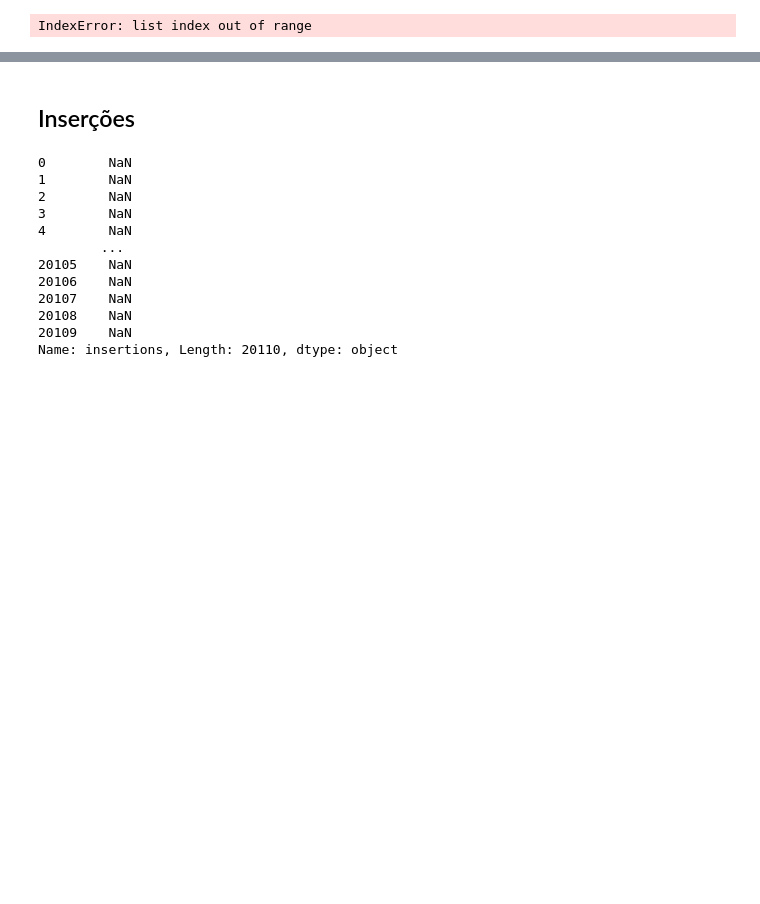
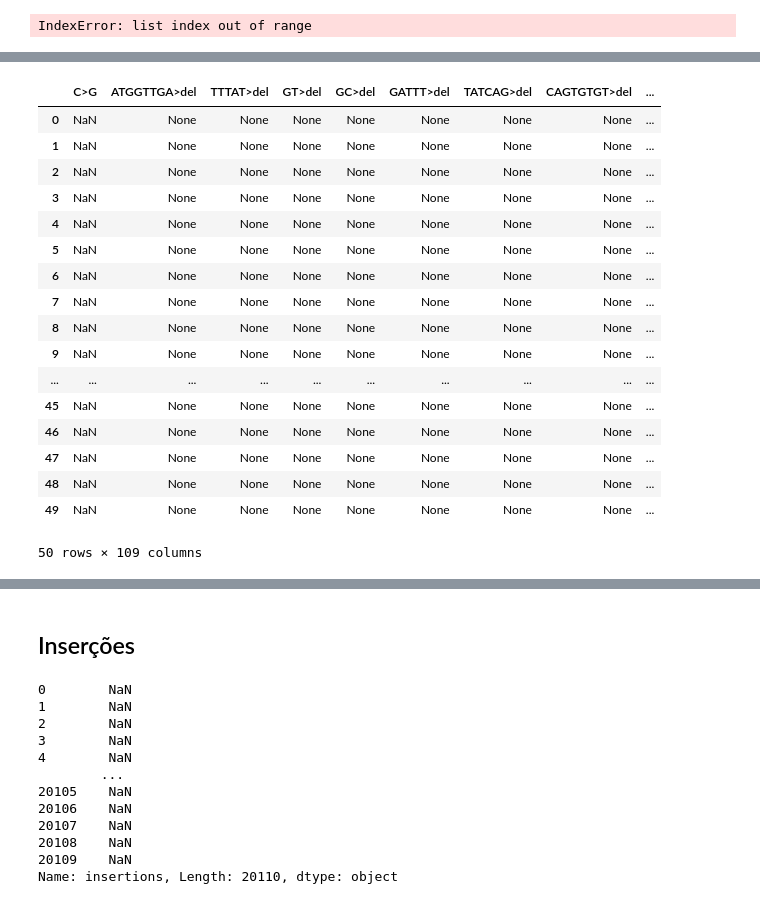
Before and after one commit to Rafael-Silva-Oliveira/FEM, a Jupyter notebook: Python/Dados.ipynb, the cells around one changed output, grey strips where cells are left out. Drawn from its saved outputs; the diff is of its cells as text; code cells hidden in the pictures; blank space fills up the shorter version.

```diff
--- a/Python/Dados.ipynb
+++ b/Python/Dados.ipynb
@@ -411,0 +400,7 @@ IndexError: list index out of range
+# %%
+for element, index in zip(outcome_del, range(0,len(outcome_del))):
+	if len(element[1]) > 16:
+		outcome_del.pop(index)
+		continue
+
+print(outcome_del)
@@ -411,0 +426,3 @@ IndexError: list index out of range
+# %%
+for column in columns_del:
+	pca_df[column] = np.empty((len(pca_df),0)).fill(np.nan)
@@ -411,0 +447,9 @@ IndexError: list index out of range
+# %%
+#outcome_del[0][0] can't use this notation in the zip() since it requires a list and not individual int values
+
+indices = []
+deletions = []
+
+for element in outcome_del:
+	indices.append(element[0])
+	deletions.append(element[1])
@@ -411,0 +480,8 @@ IndexError: list index out of range
+# %%
+for subindex, column in zip(range(len(pca_df)),pca_df.columns[14:]):
+	for index, deletion in zip(indices, deletions):
+		count = 0
+		while column == deletion and indices[subindex-1] == indices[subindex]:
+			count += 1
+			pca_df.loc[index,column] = count
+		continue
@@ -411,0 +492,21 @@ IndexError: list index out of range
+# %%
+pca_df.iloc[0:50,13:]
+# %% [output]
+|  | C>G | ATGGTTGA>del | TTTAT>del | GT>del | GC>del | GATTT>del | TATCAG>del | CAGTGTGT>del | ... |
+| 0 | NaN | None | None | None | None | None | None | None | ... |
+| 1 | NaN | None | None | None | None | None | None | None | ... |
+| 2 | NaN | None | None | None | None | None | None | None | ... |
+| 3 | NaN | None | None | None | None | None | None | None | ... |
+| 4 | NaN | None | None | None | None | None | None | None | ... |
+| 5 | NaN | None | None | None | None | None | None | None | ... |
+| 6 | NaN | None | None | None | None | None | None | None | ... |
+| 7 | NaN | None | None | None | None | None | None | None | ... |
+| 8 | NaN | None | None | None | None | None | None | None | ... |
+| 9 | NaN | None | None | None | None | None | None | None | ... |
+| ... | ... | ... | ... | ... | ... | ... | ... | ... | ... |
+| 45 | NaN | None | None | None | None | None | None | None | ... |
+| 46 | NaN | None | None | None | None | None | None | None | ... |
+| 47 | NaN | None | None | None | None | None | None | None | ... |
+| 48 | NaN | None | None | None | None | None | None | None | ... |
+| 49 | NaN | None | None | None | None | None | None | None | ... |
+50 rows × 109 columns
```
Also changed, not shown: parts of 28 cells of this notebook.
